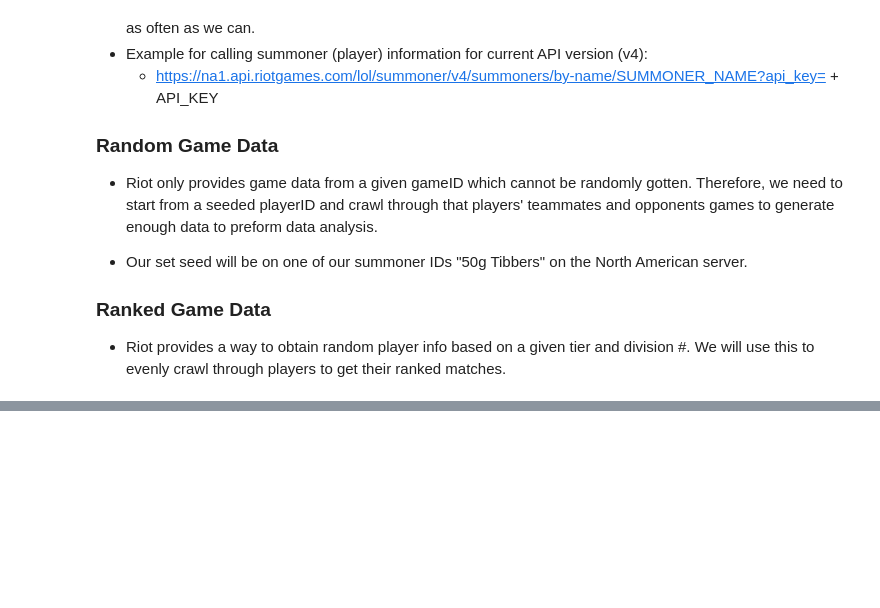
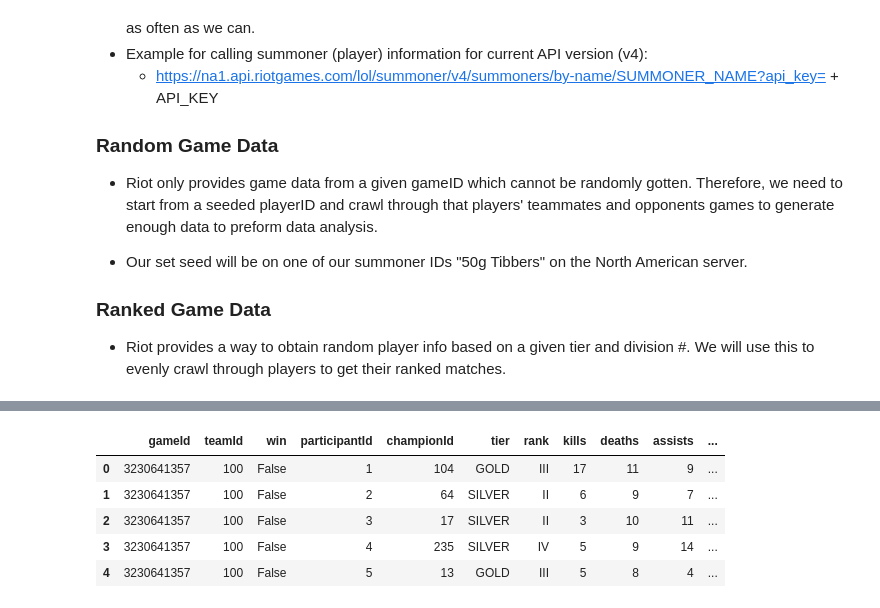
Before and after one commit to gliu36/320-final-project, a Jupyter notebook: finaltutorial.ipynb, the cells around one changed output, grey strips where cells are left out. Drawn from its saved outputs; the diff is of its cells as text; code cells hidden in the pictures; blank space fills up the shorter version.

```diff
--- a/finaltutorial.ipynb
+++ b/finaltutorial.ipynb
@@ -234,0 +390,9 @@ players
+# %%
+df[['gameId', 'teamId', 'win', 'participantId', 'championId', 'tier', 'rank', 'kills', 'deaths', 'assists', 'minionsKilled', 'goldEarned', 'teamFirstBlood']].head()
+# %% [output]
+|  | gameId | teamId | win | participantId | championId | tier | rank | kills | deaths | assists | ... |
+| 0 | 3230641357 | 100 | False | 1 | 104 | GOLD | III | 17 | 11 | 9 | ... |
+| 1 | 3230641357 | 100 | False | 2 | 64 | SILVER | II | 6 | 9 | 7 | ... |
+| 2 | 3230641357 | 100 | False | 3 | 17 | SILVER | II | 3 | 10 | 11 | ... |
+| 3 | 3230641357 | 100 | False | 4 | 235 | SILVER | IV | 5 | 9 | 14 | ... |
+| 4 | 3230641357 | 100 | False | 5 | 13 | GOLD | III | 5 | 8 | 4 | ... |
```
Also changed, not shown: parts of 12 cells of this notebook, 3 other files.
